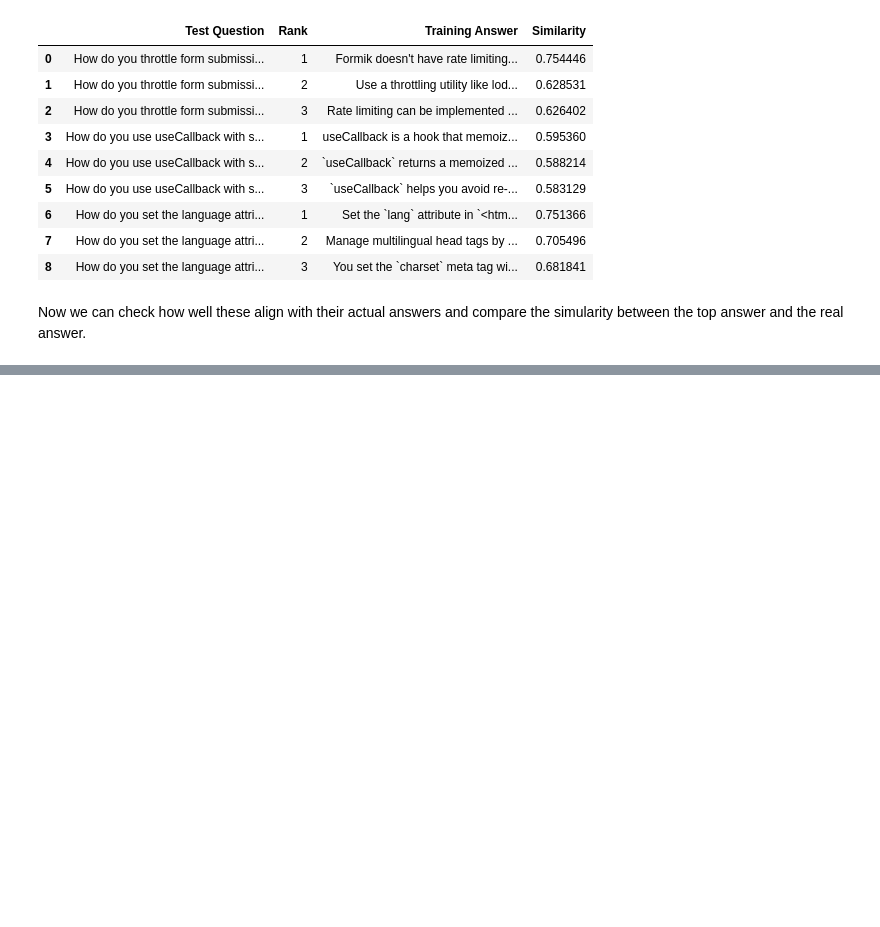
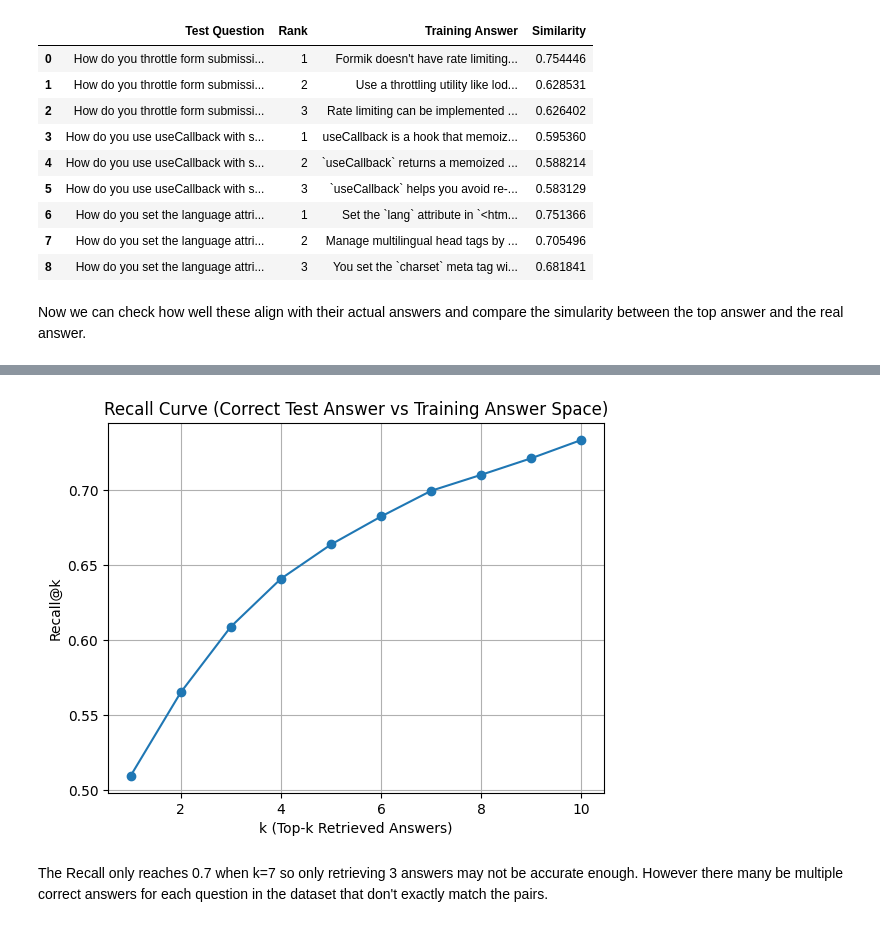
Before and after one commit to JadePrideaux/ReactJS-FAQ-ChatBot, a Jupyter notebook: notebooks/model.ipynb, the cells around one changed output, grey strips where cells are left out. Saved outputs shown, nothing was run; the diff lists cells and outputs as text; code cells hidden in the pictures; blank space fills up the shorter version.

```diff
--- a/notebooks/model.ipynb
+++ b/notebooks/model.ipynb
@@ -211,0 +241,39 @@ https://pretrained.dev/article/How_to_evaluate_the_performance_of_pretrained_mod
+# %%
+# Check the recall for the correct answer being in the top k results.
+
+max_k = 10
+recall_at_k = []
+
+for k in range(1, max_k+1):
+    hits_in_topk = 0
+
+    for i, q_emb in enumerate(test_question_embeddings):
+        # Similarities with *all* training answers
+        sims = util.cos_sim(q_emb, train_answer_embeddings)[0].cpu().numpy()
+
+        # Sort indices by similarity (descending)
+        ranked_indices = np.argsort(-sims)
+
+        # Also compute similarity with the correct test answer
+        correct_sim = util.cos_sim(q_emb, test_answer_embeddings[i]).item()
+
+        # Find rank of correct answer among training set
+        # (by comparing its similarity to the distribution of training sims)
+        rank = np.sum(sims >= correct_sim)  # number of train answers >= correct one
+
+        if rank <= k:   # correct answer is within top-k
+            hits_in_topk += 1
+
+    recall = hits_in_topk / len(test_questions)
+    recall_at_k.append(recall)
+
+plt.plot(range(1, max_k+1), recall_at_k, marker="o")
+plt.xlabel("k (Top-k Retrieved Answers)")
+plt.ylabel("Recall@k")
+plt.title("Recall Curve (Correct Test Answer vs Training Answer Space)")
+plt.grid(True)
+plt.show()
+# %% [output]
+[figure, added]
+# %% [markdown]
+The Recall only reaches 0.7 when k=7 so only retrieving 3 answers may not be accurate enough. However there many be multiple correct answers for each question in the dataset that don't exactly match the pairs.
```
Also changed, not shown: parts of 4 cells of this notebook.
